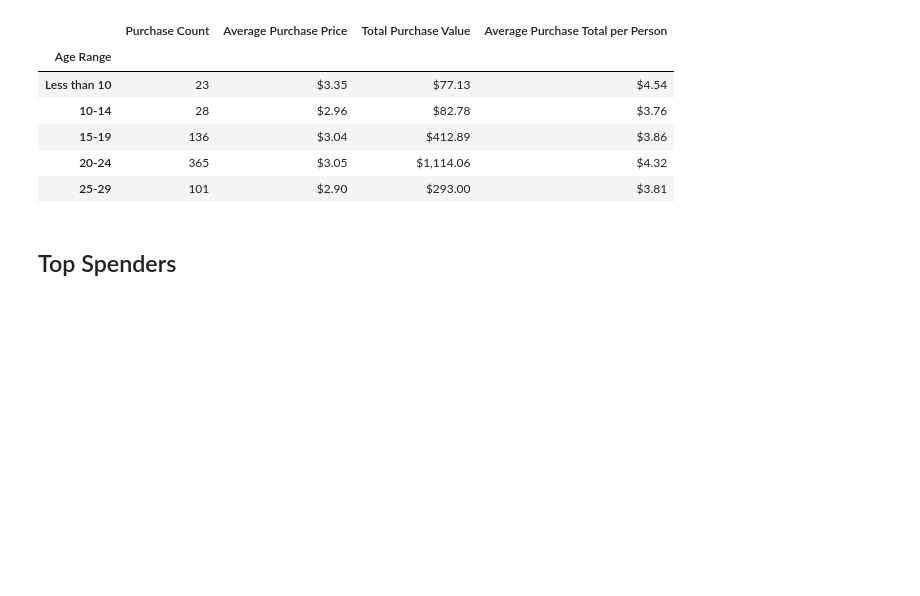
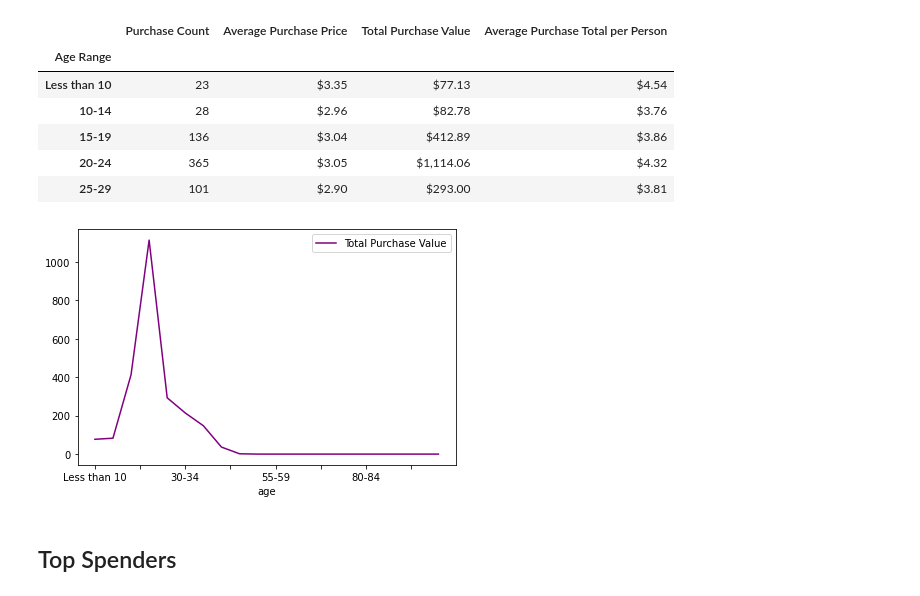
Before and after one commit to KStrange89/pandas-challenge, a Jupyter notebook: HeroesOfPymoli.ipynb, the cells around one changed output. Saved outputs shown, nothing was run; the diff lists cells and outputs as text; code cells hidden in the pictures; blank space fills up the shorter version.

```diff
--- a/HeroesOfPymoli.ipynb
+++ b/HeroesOfPymoli.ipynb
@@ -159,6 +160,37 @@ age_dem_df.head()
 | 15-19 | 136 | $3.04 | $412.89 | $3.86 |
 | 20-24 | 365 | $3.05 | $1,114.06 | $4.32 |
 | 25-29 | 101 | $2.90 | $293.00 | $3.81 |
+# %%
+# create variables for readability
+
+# purchase count
+npc = rawdata.groupby("Age Range")["Purchase ID"].count()
+
+# average price
+nap = rawdata.groupby("Age Range")["Price"].mean()
+
+# total revenue
+ntr = rawdata.groupby("Age Range")["Price"].sum()
+
+# average price per person
+nap_p = (rawdata.groupby("Age Range")["Price"].sum() /
+    rawdata.groupby("Age Range")["SN"].nunique())
+
+byage_df = pd.DataFrame({
+    "Purchase Count" : npc,
+    "Average Purchase Price" : nap,
+    "Total Purchase Value" : ntr,
+    "Average Purchase Total per Person" : nap_p
+})
+
+new_age_df = pd.DataFrame(byage_df, columns = ['Total Purchase Value'])
+
+new_age_df.plot(color = 'purple').set_xlabel('age')
+plt.tight_layout()
+plt.savefig('purchase.png')
+plt.show()
+# %% [output]
+[figure, added]
 # %% [markdown]
 ## Top Spenders
 # %%
```
Also changed, not shown: parts of 1 cell of this notebook, 3 other files.
